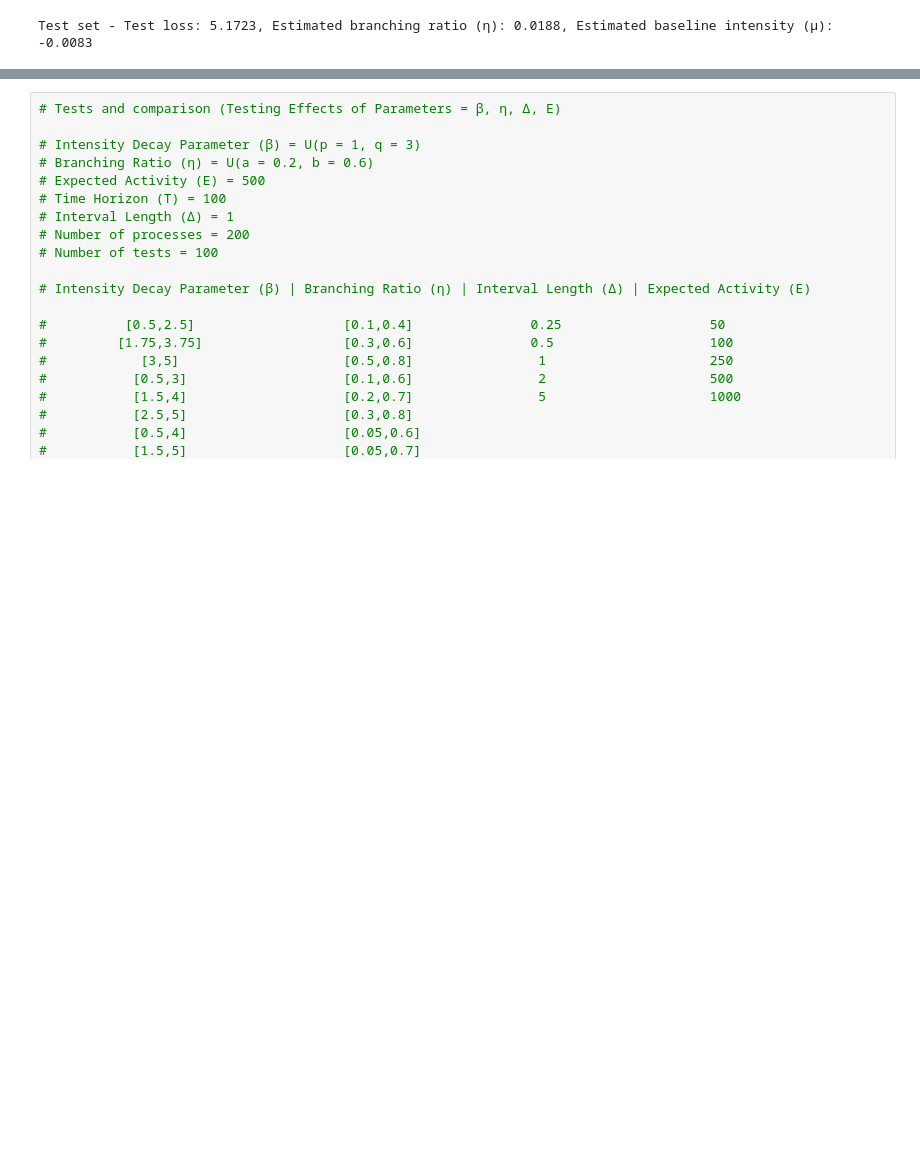
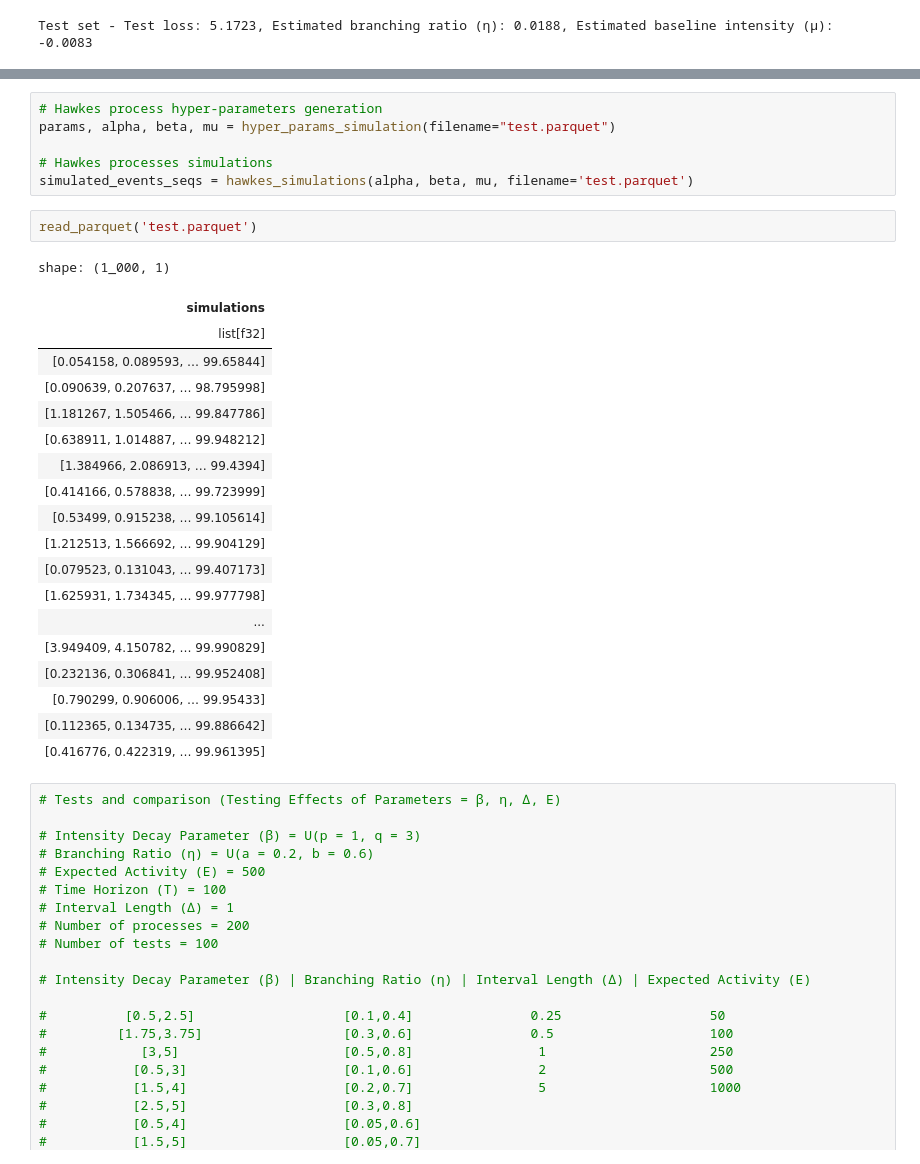
Before and after one commit to Lawisss/DL_HAWKES_PROCESS_ESTIMATION, a Jupyter notebook: src/tutorial.ipynb, the cells around one changed output, grey strips where cells are left out. Cells and saved outputs as stored; diff of their text form; blank space fills up the shorter version.

```diff
--- a/src/tutorial.ipynb
+++ b/src/tutorial.ipynb
@@ -186,3 +119,31 @@ Execution time (hawkes_simulations): 35.130877s - CPU time: 34.625000s (Repetiti
+# %%
+# Hawkes process hyper-parameters generation
+params, alpha, beta, mu = hyper_params_simulation(filename="test.parquet")
+
+# Hawkes processes simulations
+simulated_events_seqs = hawkes_simulations(alpha, beta, mu, filename='test.parquet')
+# %%
+read_parquet('test.parquet')
+# %% [output]
+shape: (1_000, 1)
+| simulations |
+| list[f32] |
+| [0.054158, 0.089593, … 99.65844] |
+| [0.090639, 0.207637, … 98.795998] |
+| [1.181267, 1.505466, … 99.847786] |
+| [0.638911, 1.014887, … 99.948212] |
+| [1.384966, 2.086913, … 99.4394] |
+| [0.414166, 0.578838, … 99.723999] |
+| [0.53499, 0.915238, … 99.105614] |
+| [1.212513, 1.566692, … 99.904129] |
+| [0.079523, 0.131043, … 99.407173] |
+| [1.625931, 1.734345, … 99.977798] |
+| ... |
+| [3.949409, 4.150782, … 99.990829] |
+| [0.232136, 0.306841, … 99.952408] |
+| [0.790299, 0.906006, … 99.95433] |
+| [0.112365, 0.134735, … 99.886642] |
+| [0.416776, 0.422319, … 99.961395] |
 # %%
 # Tests and comparison (Testing Effects of Parameters = β, η, ∆, E)
 
```
Also changed, not shown: parts of 2 cells of this notebook, 3 other files.
